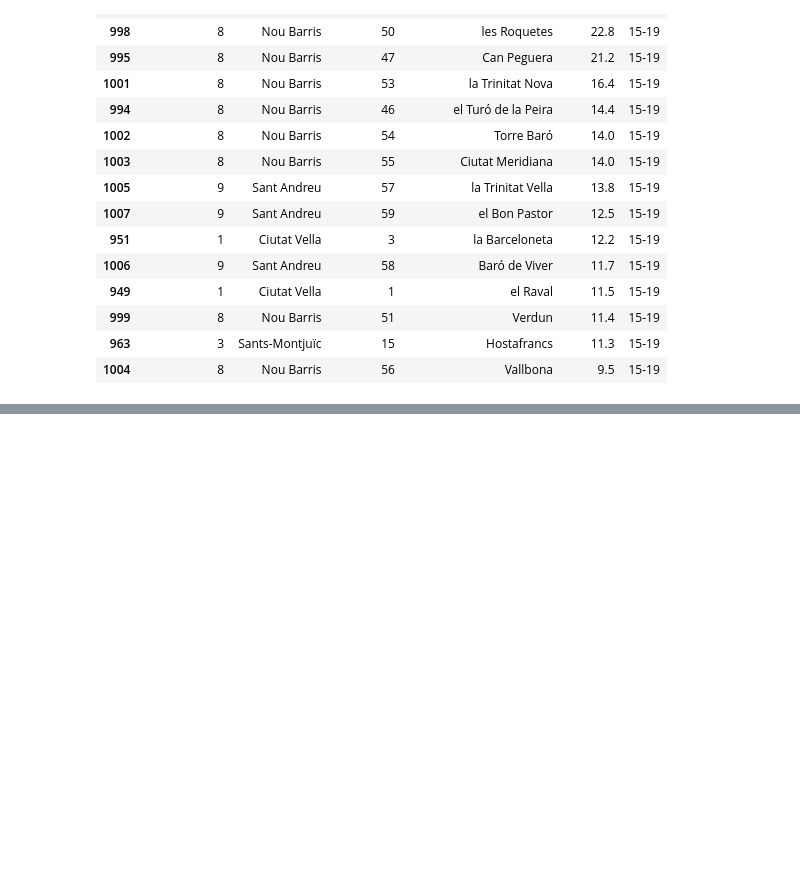
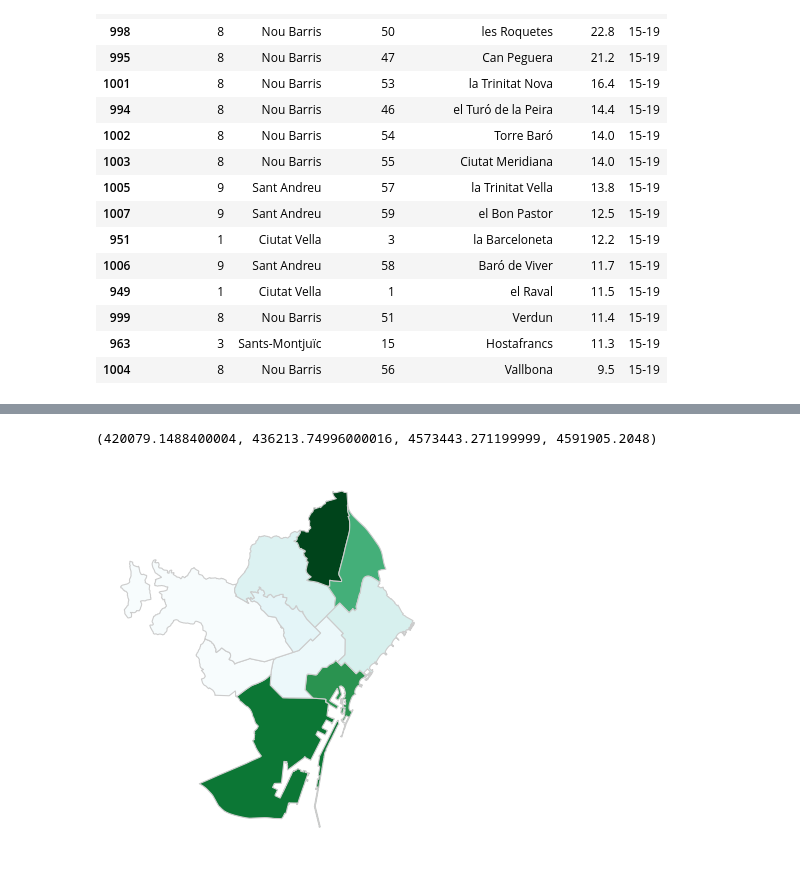
Before and after one commit to JuliaAT/AVDM-project, a Jupyter notebook: birth-per-income.ipynb, the cells around one changed output, grey strips where cells are left out. Cells and saved outputs as stored; diff of their text form; code cells hidden in the pictures; blank space fills up the shorter version.

```diff
--- a/birth-per-income.ipynb
+++ b/birth-per-income.ipynb
@@ -68,0 +126,4 @@ birth_rate_df[birth_rate_df['Age'] == '15-19'].sort_values(by=['Nombre'], ascend
+# %%
+# Mean birth rate per district in teens
+birth_dist_teen = birth_15_19.groupby(['Nom_Districte', 'Codi_Districte'], as_index = False)['Nombre'].agg('mean')
+birth_dist_teen
@@ -68,0 +153,8 @@ birth_rate_df[birth_rate_df['Age'] == '15-19'].sort_values(by=['Nombre'], ascend
+# %%
+# Merge mean birth rate in teens with the shapefile
+barna_dist_teen = barna_dist.merge(birth_dist_teen, left_on = 'DISTRICTE', right_on = 'Codi_Districte')
+barna_dist_teen.plot(column = 'Nombre', cmap = 'BuGn', linewidth = 0.8, edgecolor = '0.8')
+plt.axis('off')
+# %% [output]
+(420079.1488400004, 436213.74996000016, 4573443.271199999, 4591905.2048)
+[figure, added]
```
Also changed, not shown: parts of 9 cells of this notebook, 35 other files.
